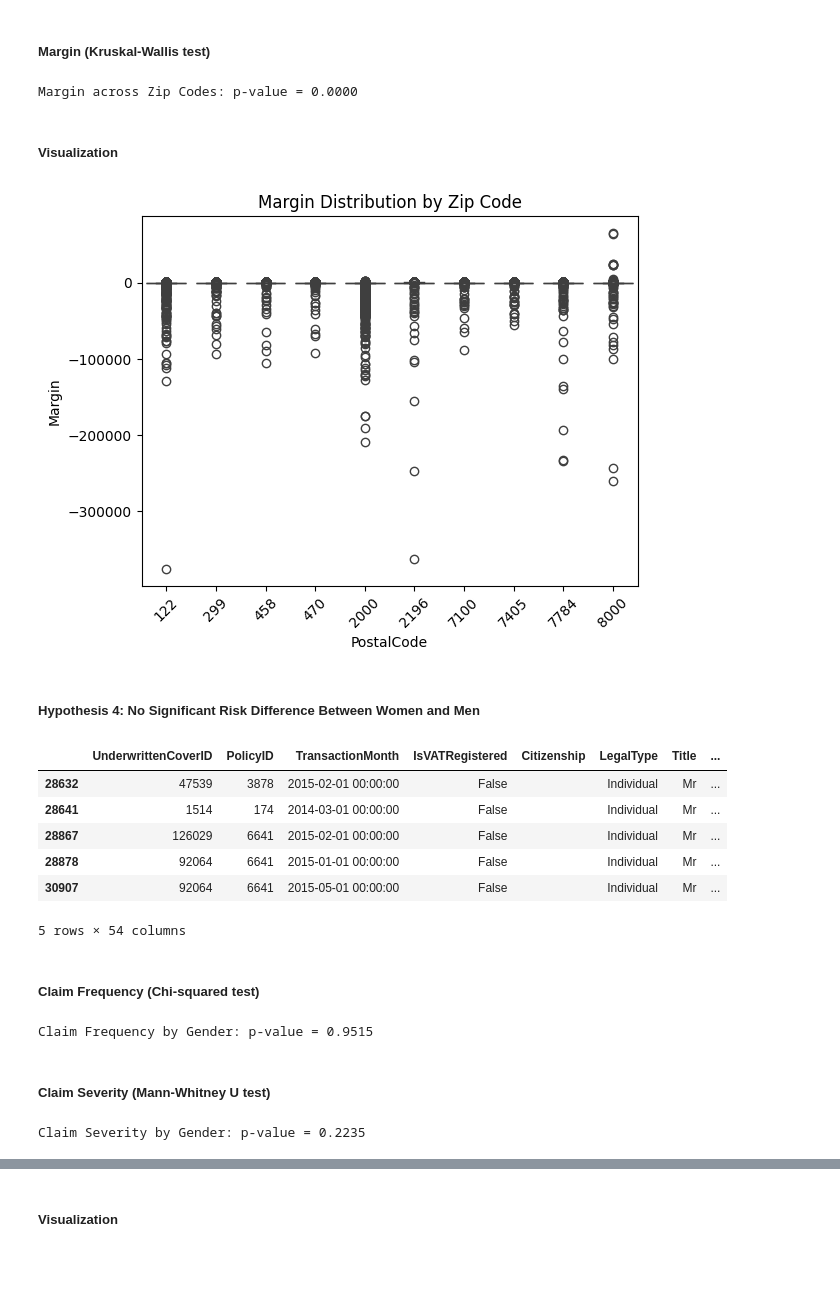
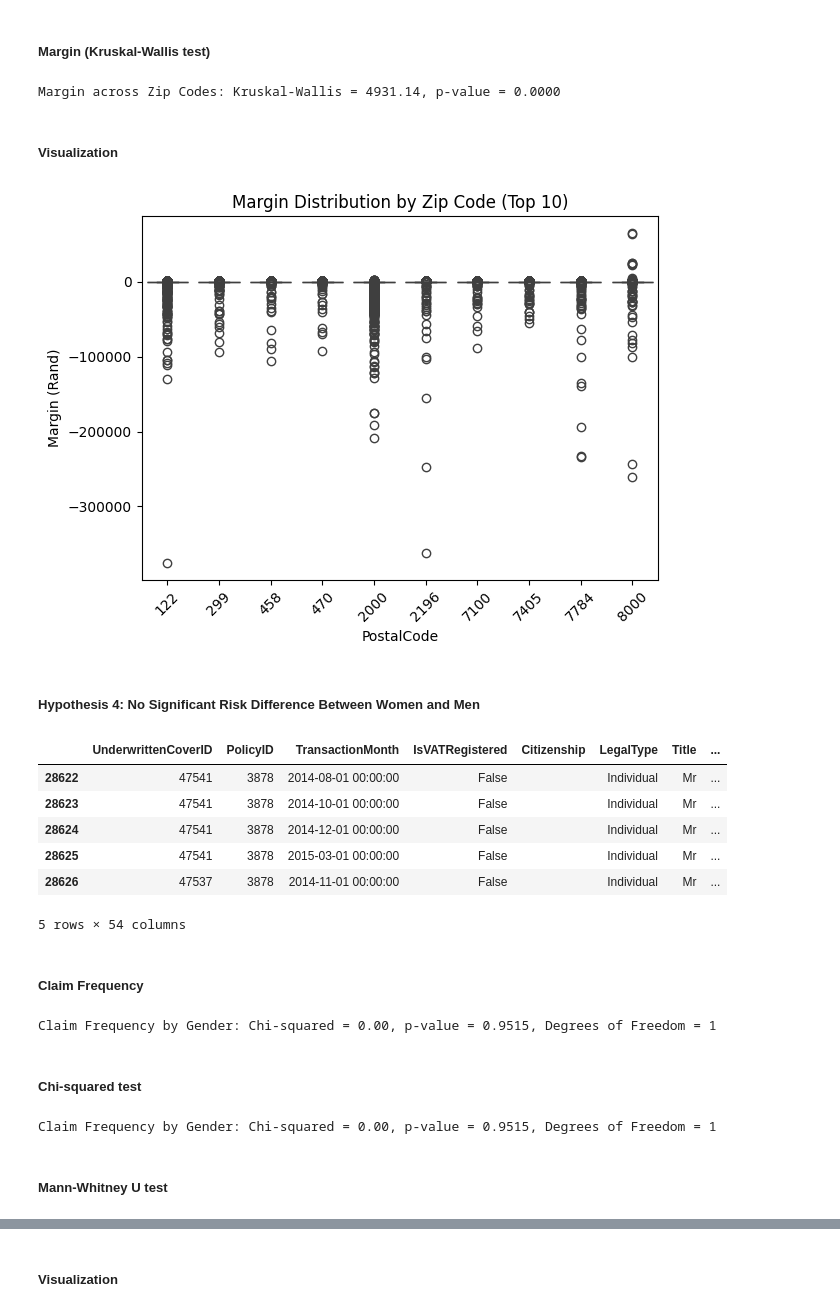
Before and after one commit to GedionAfework/AlphaCare-Insurance-Solutions, a Jupyter notebook: notebooks/hypothesis_testing.ipynb, the cells around one changed output, grey strips where cells are left out. Saved outputs shown, nothing was run; the diff lists cells and outputs as text; code cells hidden in the pictures; blank space fills up the shorter version.

Commit message:
Added hypothesis testing report and results table

```diff
--- a/notebooks/hypothesis_testing.ipynb
+++ b/notebooks/hypothesis_testing.ipynb
@@ -109,21 +139,23 @@ Claim Severity across Zip Codes: p-value = 0.0000
 # %% [markdown]
 ##### Margin (Kruskal-Wallis test)
 # %%
-margin_groups = [data[data['PostalCode'] == z]['Margin'] for z in top_zips]
+margin_groups = [data_zip_subset[data_zip_subset['PostalCode'] == z]['Margin'] for z in top_zips]
 stat, p = kruskal(*margin_groups)
-print(f"Margin across Zip Codes: p-value = {p:.4f}")
+print(f"Margin across Zip Codes: Kruskal-Wallis = {stat:.2f}, p-value = {p:.4f}")
 # %% [output]
-Margin across Zip Codes: p-value = 0.0000
+Margin across Zip Codes: Kruskal-Wallis = 4931.14, p-value = 0.0000
 # %% [markdown]
 ##### Visualization
 # %%
 sns.boxplot(x='PostalCode', y='Margin', data=data_zip_subset)
-plt.title('Margin Distribution by Zip Code')
+plt.title('Margin Distribution by Zip Code (Top 10)')
+plt.ylabel('Margin (Rand)')
 plt.xticks(rotation=45)
+plt.tight_layout()
 plt.savefig('../plots/margin_zipcode.png')
 plt.show()
 # %% [output]
-[figure, old version]
+[figure, new version]
 # %% [markdown]
 ##### Hypothesis 4: No Significant Risk Difference Between Women and Men
 # %%
@@ -132,27 +163,28 @@ claim_data_gender = claim_data[claim_data['Gender'].isin(['Male', 'Female'])]
 # %%
-claim_data_gender.head()
+data_gender.head()
 # %% [output]
 |  | UnderwrittenCoverID | PolicyID | TransactionMonth | IsVATRegistered | Citizenship | LegalType | Title | ... |
-| 28632 | 47539 | 3878 | 2015-02-01 00:00:00 | False |  | Individual | Mr | ... |
-| 28641 | 1514 | 174 | 2014-03-01 00:00:00 | False |  | Individual | Mr | ... |
-| 28867 | 126029 | 6641 | 2015-02-01 00:00:00 | False |  | Individual | Mr | ... |
-| 28878 | 92064 | 6641 | 2015-01-01 00:00:00 | False |  | Individual | Mr | ... |
-| 30907 | 92064 | 6641 | 2015-05-01 00:00:00 | False |  | Individual | Mr | ... |
+| 28622 | 47541 | 3878 | 2014-08-01 00:00:00 | False |  | Individual | Mr | ... |
+| 28623 | 47541 | 3878 | 2014-10-01 00:00:00 | False |  | Individual | Mr | ... |
+| 28624 | 47541 | 3878 | 2014-12-01 00:00:00 | False |  | Individual | Mr | ... |
+| 28625 | 47541 | 3878 | 2015-03-01 00:00:00 | False |  | Individual | Mr | ... |
+| 28626 | 47537 | 3878 | 2014-11-01 00:00:00 | False |  | Individual | Mr | ... |
 5 rows × 54 columns
 # %% [markdown]
-##### Claim Frequency (Chi-squared test)
+##### Claim Frequency
 # %%
 contingency_table = pd.crosstab(data_gender['Gender'], data_gender['HasClaim'])
 chi2, p, dof, expected = chi2_contingency(contingency_table)
-print(f"Claim Frequency by Gender: p-value = {p:.4f}")
+print(f"Claim Frequency by Gender: Chi-squared = {chi2:.2f}, p-value = {p:.4f}, Degrees of Freedom = {dof}")
 # %% [output]
-Claim Frequency by Gender: p-value = 0.9515
+Claim Frequency by Gender: Chi-squared = 0.00, p-value = 0.9515, Degrees of Freedom = 1
 # %% [markdown]
-##### Claim Severity (Mann-Whitney U test)
+##### Chi-squared test
 # %%
-male_claims = claim_data_gender[claim_data_gender['Gender'] == 'Male']['TotalClaims']
-female_claims = claim_data_gender[claim_data_gender['Gender'] == 'Female']['TotalClaims']
-stat, p = mannwhitneyu(male_claims, female_claims)
-print(f"Claim Severity by Gender: p-value = {p:.4f}")
+contingency_table = pd.crosstab(data_gender['Gender'], data_gender['HasClaim'])
+chi2, p, dof, expected = chi2_contingency(contingency_table)
+print(f"Claim Frequency by Gender: Chi-squared = {chi2:.2f}, p-value = {p:.4f}, Degrees of Freedom = {dof}")
 # %% [output]
-Claim Severity by Gender: p-value = 0.2235
+Claim Frequency by Gender: Chi-squared = 0.00, p-value = 0.9515, Degrees of Freedom = 1
+# %% [markdown]
+##### Mann-Whitney U test
```
Also changed, not shown: parts of 12 cells of this notebook, 6 other files.
